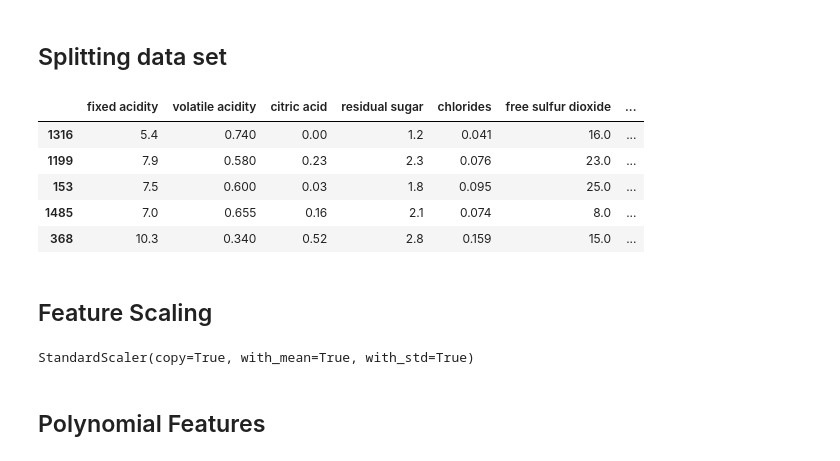
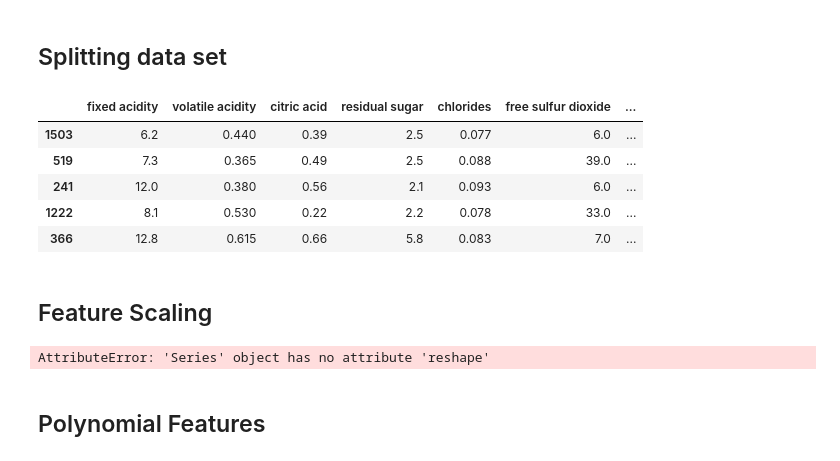
Before and after one commit to Syed-Sherjeel/Classification-Problems, a Jupyter notebook: Wine Quality Anaysis/Wine quality prediction.ipynb, the cells around one changed output. Saved outputs shown, nothing was run; the diff lists cells and outputs as text; code cells hidden in the pictures.

```diff
--- a/Wine Quality Anaysis/Wine quality prediction.ipynb
+++ b/Wine Quality Anaysis/Wine quality prediction.ipynb
@@ -96,30 +131,30 @@ It appears that our data is quiet uniformly distributed.It follows normal distri
 ## Splitting data set
 # %%
 #First split explanatory variable and Output variable
-y = data_set[['quality']]
+y = data_set['quality']
 # All the input parameters used to predict the value are represented as y.
 X =data_set[['fixed acidity','volatile acidity','citric acid','residual sugar','chlorides','free sulfur dioxide','total sulfur dioxide','density','pH','sulphates','alcohol']]
 #X=data_set.iloc[:,:-1]
 #y=data_set.iloc[:,-1:]
 X_train,X_test,y_train,y_test=train_test_split(X,y,test_size=.2)
 X_test.head()
 # %% [output]
 |  | fixed acidity | volatile acidity | citric acid | residual sugar | chlorides | free sulfur dioxide | ... |
-| 1316 | 5.4 | 0.740 | 0.00 | 1.2 | 0.041 | 16.0 | ... |
-| 1199 | 7.9 | 0.580 | 0.23 | 2.3 | 0.076 | 23.0 | ... |
-| 153 | 7.5 | 0.600 | 0.03 | 1.8 | 0.095 | 25.0 | ... |
-| 1485 | 7.0 | 0.655 | 0.16 | 2.1 | 0.074 | 8.0 | ... |
-| 368 | 10.3 | 0.340 | 0.52 | 2.8 | 0.159 | 15.0 | ... |
+| 1503 | 6.2 | 0.440 | 0.39 | 2.5 | 0.077 | 6.0 | ... |
+| 519 | 7.3 | 0.365 | 0.49 | 2.5 | 0.088 | 39.0 | ... |
+| 241 | 12.0 | 0.380 | 0.56 | 2.1 | 0.093 | 6.0 | ... |
+| 1222 | 8.1 | 0.530 | 0.22 | 2.2 | 0.078 | 33.0 | ... |
+| 366 | 12.8 | 0.615 | 0.66 | 5.8 | 0.083 | 7.0 | ... |
 # %% [markdown]
 ## Feature Scaling
 # %%
 scale=StandardScaler()
 scale.fit_transform(X_train)
-scale.fit_transform(y_train)
+scale.fit_transform(y_train.reshape(-1,1))
 scale.fit_transform(X_test)
-scale.fit_transform(y_test)
+scale.fit_transform(y_test.reshape(-1,1))
 # %% [output]
-StandardScaler(copy=True, with_mean=True, with_std=True)
+AttributeError: 'Series' object has no attribute 'reshape'
 # %% [markdown]
 ## Polynomial Features
 # %%
```
Also changed, not shown: parts of 11 cells of this notebook, 1 other file.
